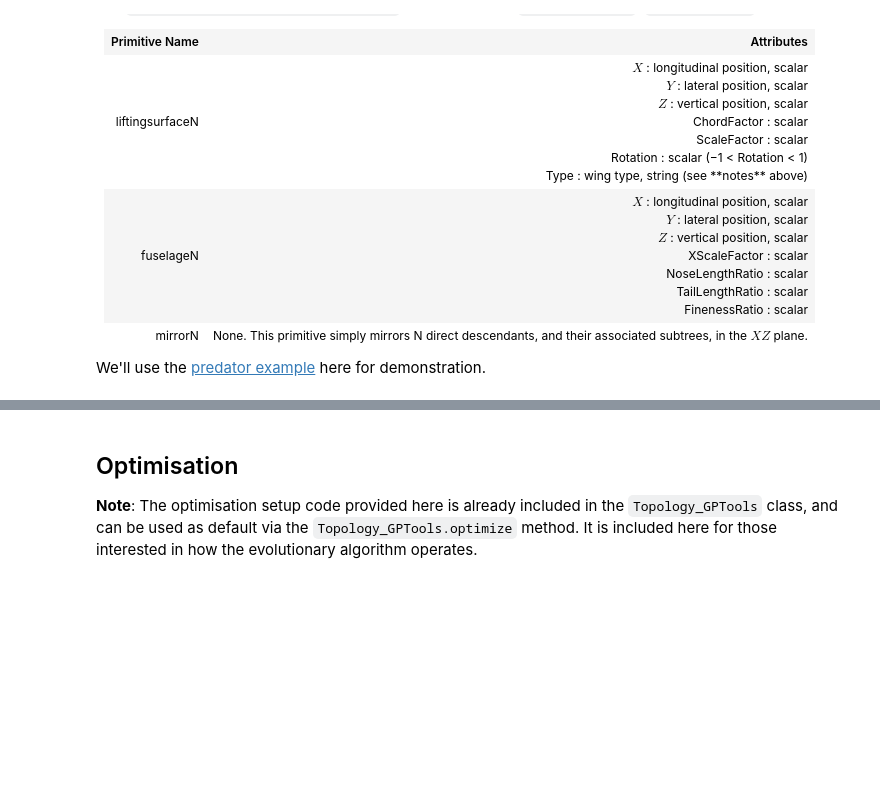
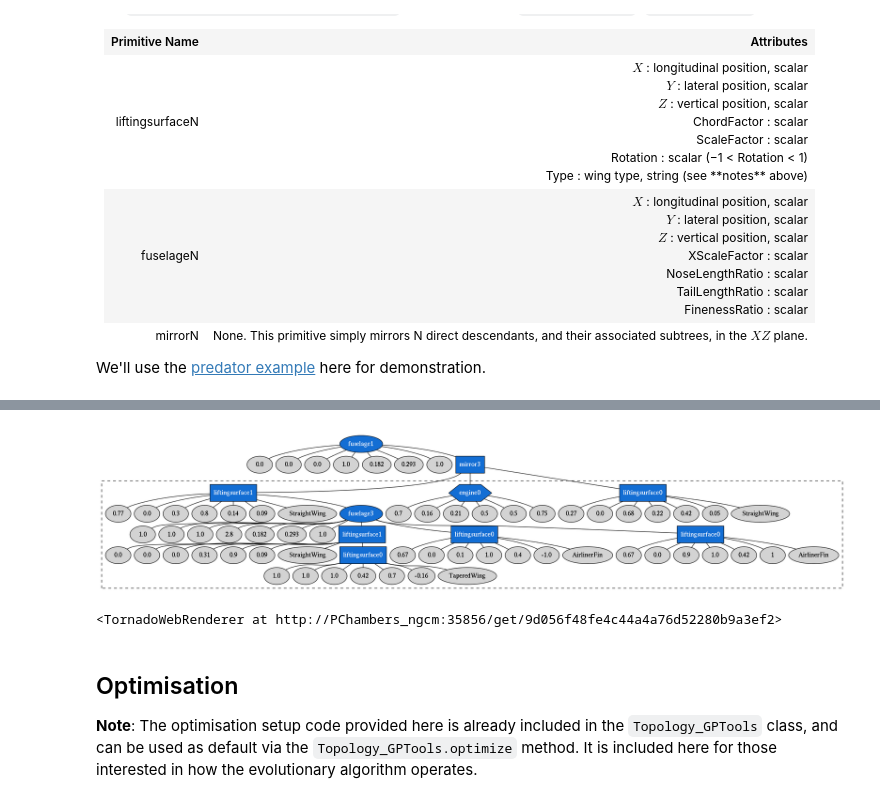
Before and after one commit to p-chambers/occ_airconics, a Jupyter notebook: examples/notebooks/evolve_aircraft_configuration.ipynb, the cells around one changed output, grey strips where cells are left out. Drawn from its saved outputs; the diff is of its cells as text; code cells hidden in the pictures; blank space fills up the shorter version.

```diff
--- a/examples/notebooks/evolve_aircraft_configuration.ipynb
+++ b/examples/notebooks/evolve_aircraft_configuration.ipynb
@@ -253,17 +263,6 @@ primitives_array = [
     "primitive": "mirror3"
   },
   {
-    "primitive": "engine0",
-    "args":{
-        "SpanStation": 0.8,
-        "XChordFactor": 0.2,
-        "DiameterLenRatio": 0.2,
-        "PylonSweep": 0.2,
-        "PylonLenRatio": 0.3,
-        "Rotation": 0.5
-    }
-  },
-  {
     "primitive": "liftingsurface0",
     "args": {
         "X": 0.27,
@@ -276,14 +275,26 @@ primitives_array = [
     }
   },
   {
+    "primitive": "engine0",
+    "args": {
+        "SpanStation": 0.7,
+        "XChordFactor": 0.16,
+        "DiameterLenRatio": 0.21,
+        "PylonSweep": 0.5,
+        "PylonLenRatio": 0.5,
+        "Rotation": 0.75
+    }
+},
+
+  {
     "primitive": "liftingsurface1",
     "args": {
         "X": 0.77,
         "Y": 0.0,
-        "Z": 0.5,
+        "Z": 0.3,
         "ChordFactor": 0.8,
         "ScaleFactor": 0.14,
-        "Rotation": 0.0,
+        "Rotation": 0.09,
         "Type": "StraightWing"
     }
   },
@@ -300,55 +311,69 @@ primitives_array = [
     }
   },
   {
-    "primitive": "liftingsurface0",
+    "primitive": "liftingsurface1",
     "args": {
         "X": 0.0,
         "Y": 0.0,
         "Z": 0.0,
         "ScaleFactor": 0.9,
         "ChordFactor": 0.31,
-        "Rotation": 0.0,
+        "Rotation": 0.09,
+        "Type": "StraightWing"
+    }
+  },
+  {
+    "primitive": "liftingsurface0",
+    "args": {
+        "X": 1.0,
+        "Y": 1.0,
+        "Z": 1.0,
+        "ChordFactor": 0.42,
+        "ScaleFactor": 0.7,
+        "Rotation": -0.16,
         "Type": "TaperedWing"
     }
   },
-
   {
     "primitive": "liftingsurface0",
     "args": {
-        "X": 0.85,
+        "X": 0.67,
         "Y": 0.0,
-        "Z": 0.9,
-        "ChordFactor": 0.9,
-        "ScaleFactor": 0.035,
+        "Z": 0.1,
+        "ChordFactor": 1.0,
+        "ScaleFactor": 0.4,
         "Rotation": -1.0,
         "Type": "AirlinerFin"
     }
   },
   {
     "primitive": "liftingsurface0",
     "args": {
-        "X": 0.85,
+        "X": 0.67,
         "Y": 0.0,
-        "Z": 0.1,
-        "ChordFactor": 0.65,
-        "ScaleFactor": 0.09,
+        "Z": 0.9,
+        "ChordFactor": 1.0,
+        "ScaleFactor": 0.42,
         "Rotation": 1,
         "Type": "AirlinerFin"
     }
   }
 ]
 
 topo_tools = Topology_GPTools(MaxAttachments=3)
 topo = topo_tools.from_json(primitives_array)
 
 
 renderer = TornadoWebRenderer()
 
 topo.Display(renderer)
 
 display(Image(topo.pydot_graph().create_png()))
 
 renderer
+# %% [output]
+[figure, added]
+<TornadoWebRenderer at http://PChambers_ngcm:35856/get/9d056f48fe4c44a4a76d52280b9a3ef2>
 # %% [markdown]
 ## Optimisation
 
```
Also changed, not shown: parts of 8 cells of this notebook, 5 other files.
